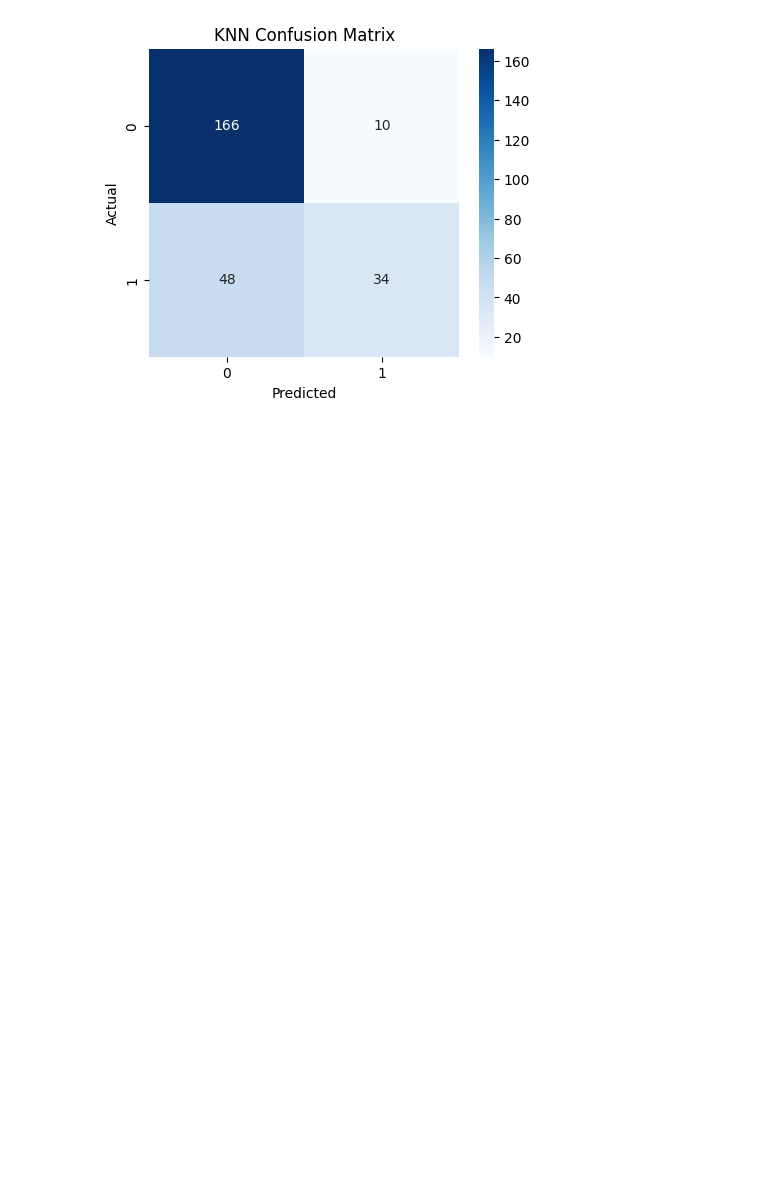
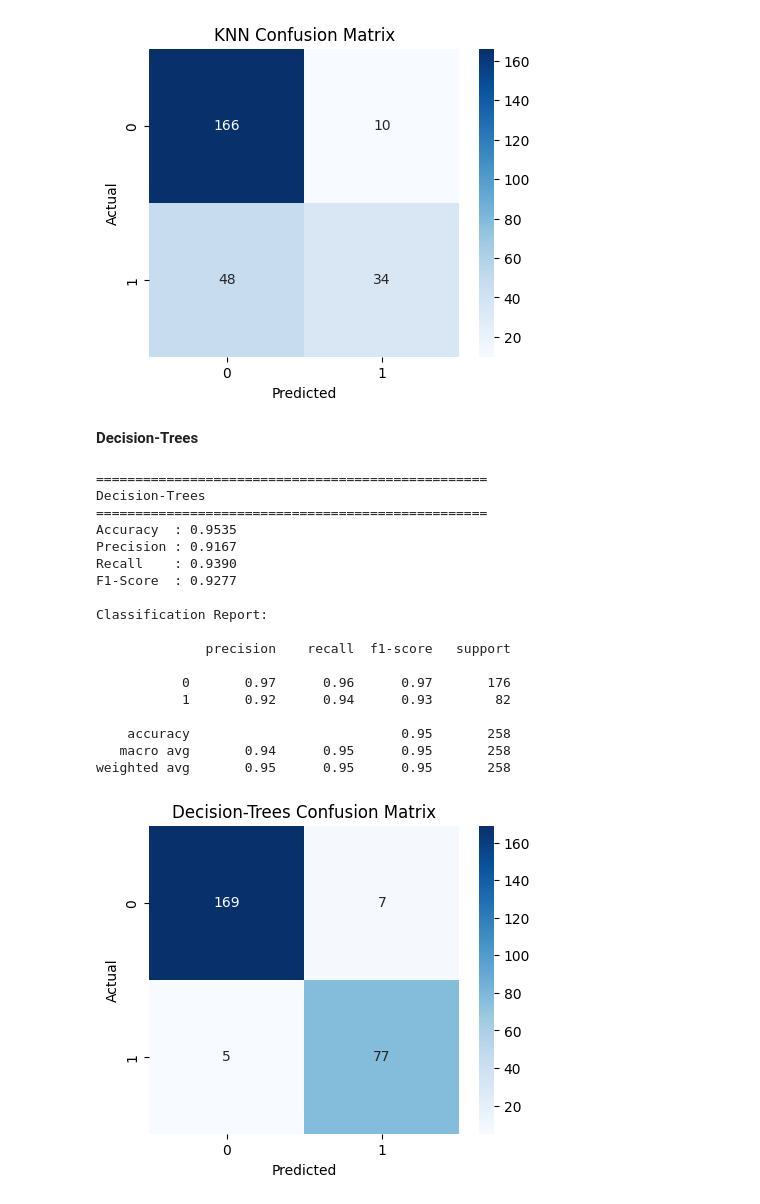
Before and after one commit to DarkBytezz/CreditWise-Loan-Approval-System, a Jupyter notebook: loan_approval_prediction.ipynb, the cells around one changed output. Cells and saved outputs as stored; diff of their text form; code cells hidden in the pictures; blank space fills up the shorter version.

Commit message:
Day: 2, used decision trees and was blown away

```diff
--- a/loan_approval_prediction.ipynb
+++ b/loan_approval_prediction.ipynb
@@ -118,8 +119,8 @@ model_logistic = LogisticRegressionCV(
     scoring='accuracy',
 )
 
-model_logistic.fit(X_train, y_train)
-y_pred_logistic = model_logistic.predict(X_test)
+model_logistic.fit(X_train_scaled, y_train)
+y_pred_logistic = model_logistic.predict(X_test_scaled)
 
 generateReport("Logistic Regression",y_test, y_pred_logistic)
 # %% [output]
@@ -146,8 +147,8 @@ weighted avg       0.82      0.83      0.82       258
 **NAIVE BAYES**
 # %%
 model_GB = GaussianNB()
-model_GB.fit(X_train, y_train)
-y_pred_bayes = model_GB.predict(X_test)
+model_GB.fit(X_train_scaled, y_train)
+y_pred_bayes = model_GB.predict(X_test_scaled)
 
 generateReport("Naive Bayes",y_test, y_pred_bayes)
 # %% [output]
@@ -184,8 +185,8 @@ grid = GridSearchCV(
     scoring='accuracy'
 )
 
-grid.fit(X_train, y_train)
-y_pred_KNN = grid.predict(X_test)
+grid.fit(X_train_scaled, y_train)
+y_pred_KNN = grid.predict(X_test_scaled)
 
 generateReport("KNN" ,y_test, y_pred_KNN)
 # %% [output]
@@ -208,3 +209,52 @@ Classification Report:
    macro avg       0.77      0.68      0.70       258
 weighted avg       0.77      0.78      0.75       258
 [figure]
+# %% [markdown]
+**Decision-Trees**
+# %%
+path = DecisionTreeClassifier().cost_complexity_pruning_path(
+    X_train,
+    y_train
+)
+alphas = path.ccp_alphas
+# %%
+params = {
+    'max_depth': [2, 3, 4, 5, 6, 7, 8, 9, 10, 11, 12, 13, 14, 15],
+    'min_samples_leaf': [1, 2, 3, 4, 5, 6, 7, 8, 9, 10, 11, 12],
+    'criterion': ['gini', 'entropy'],
+    'ccp_alpha' : alphas
+}
+
+grid = GridSearchCV(
+    estimator=DecisionTreeClassifier(random_state=42),
+    param_grid=params,
+    cv = 5,
+    scoring='precision',
+    n_jobs=-1
+)
+
+grid.fit(X_train, y_train)
+
+y_pred_tree = grid.predict(X_test)
+
+generateReport("Decision-Trees", y_test, y_pred_tree)
+# %% [output]
+==================================================
+Decision-Trees
+==================================================
+Accuracy  : 0.9535
+Precision : 0.9167
+Recall    : 0.9390
+F1-Score  : 0.9277
+
+Classification Report:
+
+              precision    recall  f1-score   support
+
+           0       0.97      0.96      0.97       176
+           1       0.92      0.94      0.93        82
+
+    accuracy                           0.95       258
+   macro avg       0.94      0.95      0.95       258
+weighted avg       0.95      0.95      0.95       258
+[figure, added]
```
Also changed, not shown: parts of 3 cells of this notebook, 1 other file.
